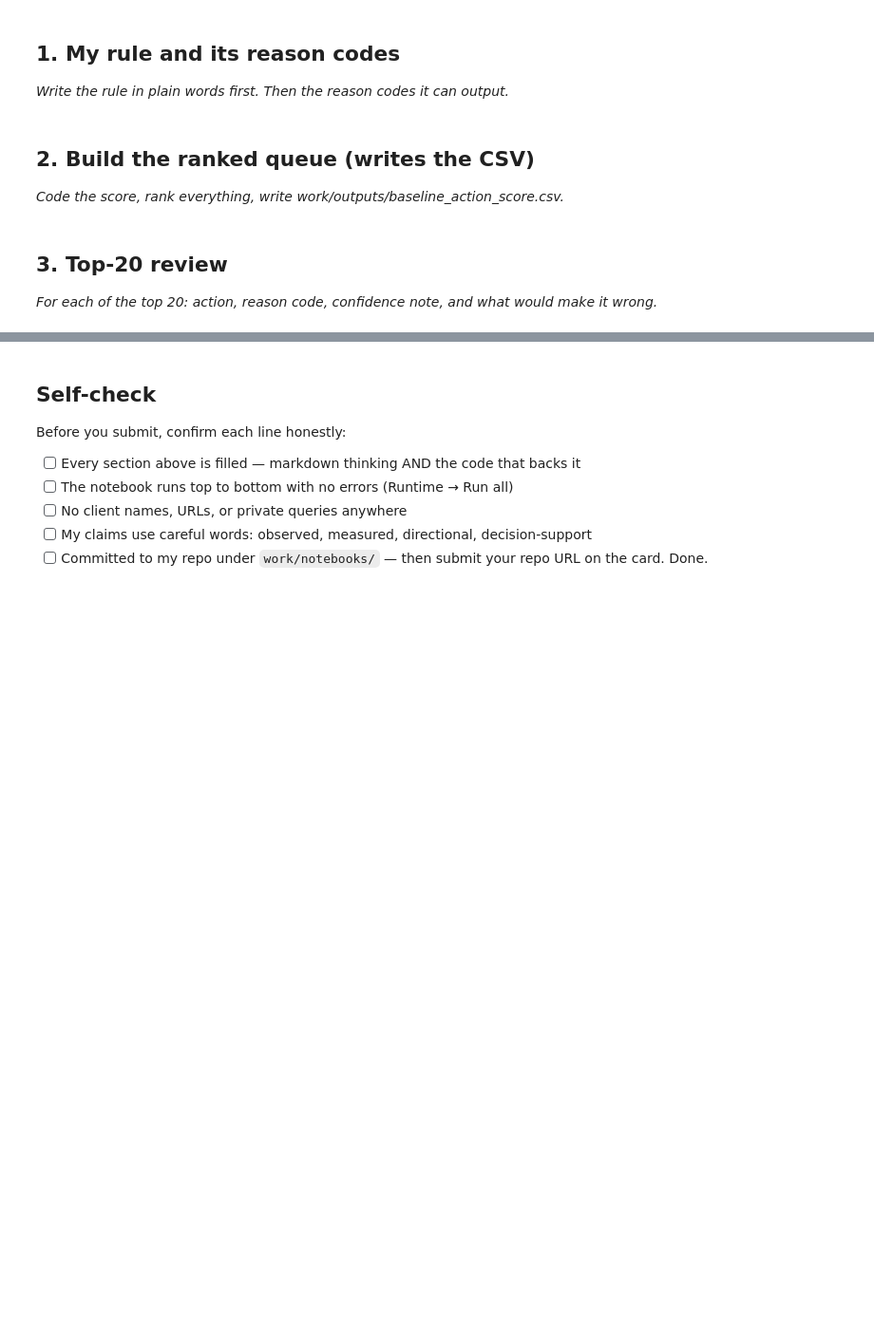
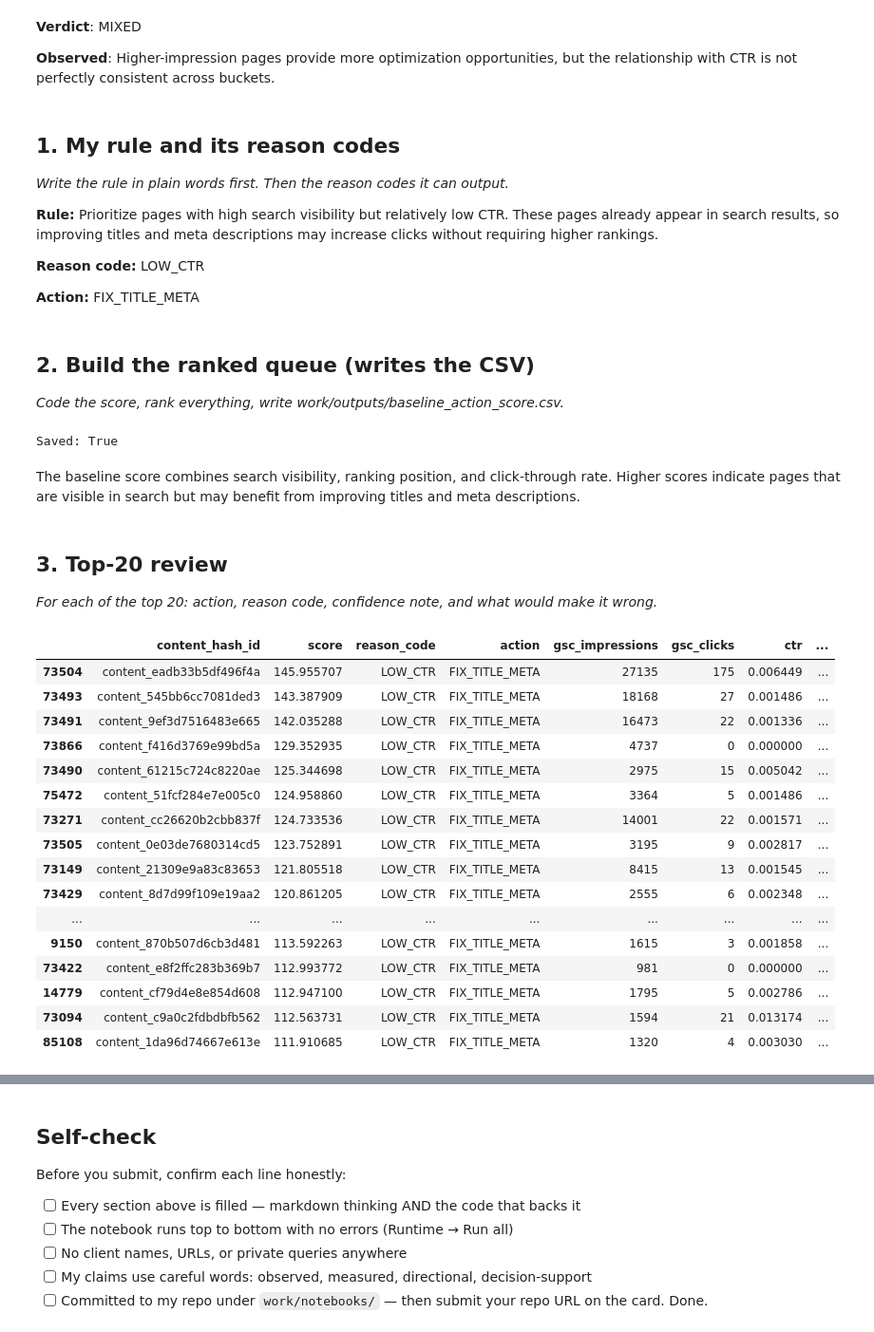
Before and after one commit to Soha-Waseem/FlyRank_ML_Week1, a Jupyter notebook: work/notebooks/w04_baseline_score.ipynb, the cells around one changed output, grey strips where cells are left out. Shown at 95% size. Cells and saved outputs as stored; diff of their text form; code cells hidden in the pictures; blank space fills up the shorter version.

Commit message:
Complete ML-04 Baseline Action Score and Top-10 Review

```diff
--- a/work/notebooks/w04_baseline_score.ipynb
+++ b/work/notebooks/w04_baseline_score.ipynb
@@ -8,0 +52,8 @@ This skeleton is yours to fill. Work the sections **in order** — each one has
+# %%
+df = con.sql(f"""
+SELECT *
+FROM {TABLES['fact_daily_sample']}
+LIMIT 100000
+""").df()
+
+print(df.columns.tolist())
@@ -8,0 +86,2 @@ This skeleton is yours to fill. Work the sections **in order** — each one has
+# %%
+df["ctr"] = df["gsc_clicks"] / df["gsc_impressions"]
@@ -9,7 +151,17 @@ This skeleton is yours to fill. Work the sections **in order** — each one has
+# %% [markdown]
+**Verdict**: MIXED
+
+**Observed**: Higher-impression pages provide more optimization opportunities, but the relationship with CTR is not perfectly consistent across buckets.
 # %% [markdown]
 ## 1. My rule and its reason codes
 
 *Write the rule in plain words first. Then the reason codes it can output.*
+
+**Rule:** Prioritize pages with high search visibility but relatively low CTR. These pages already appear in search results, so improving titles and meta descriptions may increase clicks without requiring higher rankings.
+
+**Reason code:** LOW_CTR
+
+**Action:** FIX_TITLE_META
 # %%
 # This cell is for CODE (numbers, a query, a check).
 # Write your text answer in the cell ABOVE this one — typing sentences here breaks Run All.
@@ -20,6 +172,31 @@ This skeleton is yours to fill. Work the sections **in order** — each one has
 # %%
 # This cell is for CODE (numbers, a query, a check).
 # Write your text answer in the cell ABOVE this one — typing sentences here breaks Run All.
+df["score"] = (
+    np.log1p(df["gsc_impressions"]) * 10
+    + (11 - df["gsc_avg_position"]).clip(lower=0) * 5
+    - df["ctr"] * 100
+)
+
+df["reason_code"] = "LOW_CTR"
+df["action"] = "FIX_TITLE_META"
+
+queue = df.sort_values("score", ascending=False)
+
+import os
+
+os.makedirs("work/outputs", exist_ok=True)
+
+queue.to_csv(
+    "work/outputs/baseline_action_score.csv",
+    index=False
+)
+
+print("Saved:", os.path.exists("work/outputs/baseline_action_score.csv"))
+# %% [output]
+Saved: True
+# %% [markdown]
+The baseline score combines search visibility, ranking position, and click-through rate. Higher scores indicate pages that are visible in search but may benefit from improving titles and meta descriptions.
 # %% [markdown]
 ## 3. Top-20 review
 
@@ -27,3 +204,35 @@ This skeleton is yours to fill. Work the sections **in order** — each one has
 # %%
 # This cell is for CODE (numbers, a query, a check).
 # Write your text answer in the cell ABOVE this one — typing sentences here breaks Run All.
+top20 = queue.head(20)
+
+top20[
+    [
+        "content_hash_id",
+        "score",
+        "reason_code",
+        "action",
+        "gsc_impressions",
+        "gsc_clicks",
+        "ctr",
+        "gsc_avg_position",
+    ]
+]
+# %% [output]
+|  | content_hash_id | score | reason_code | action | gsc_impressions | gsc_clicks | ctr | ... |
+| 73504 | content_eadb33b5df496f4a | 145.955707 | LOW_CTR | FIX_TITLE_META | 27135 | 175 | 0.006449 | ... |
+| 73493 | content_545bb6cc7081ded3 | 143.387909 | LOW_CTR | FIX_TITLE_META | 18168 | 27 | 0.001486 | ... |
+| 73491 | content_9ef3d7516483e665 | 142.035288 | LOW_CTR | FIX_TITLE_META | 16473 | 22 | 0.001336 | ... |
+| 73866 | content_f416d3769e99bd5a | 129.352935 | LOW_CTR | FIX_TITLE_META | 4737 | 0 | 0.000000 | ... |
+| 73490 | content_61215c724c8220ae | 125.344698 | LOW_CTR | FIX_TITLE_META | 2975 | 15 | 0.005042 | ... |
+| 75472 | content_51fcf284e7e005c0 | 124.958860 | LOW_CTR | FIX_TITLE_META | 3364 | 5 | 0.001486 | ... |
+| 73271 | content_cc26620b2cbb837f | 124.733536 | LOW_CTR | FIX_TITLE_META | 14001 | 22 | 0.001571 | ... |
+| 73505 | content_0e03de7680314cd5 | 123.752891 | LOW_CTR | FIX_TITLE_META | 3195 | 9 | 0.002817 | ... |
+| 73149 | content_21309e9a83c83653 | 121.805518 | LOW_CTR | FIX_TITLE_META | 8415 | 13 | 0.001545 | ... |
+| 73429 | content_8d7d99f109e19aa2 | 120.861205 | LOW_CTR | FIX_TITLE_META | 2555 | 6 | 0.002348 | ... |
+| ... | ... | ... | ... | ... | ... | ... | ... | ... |
+| 9150 | content_870b507d6cb3d481 | 113.592263 | LOW_CTR | FIX_TITLE_META | 1615 | 3 | 0.001858 | ... |
+| 73422 | content_e8f2ffc283b369b7 | 112.993772 | LOW_CTR | FIX_TITLE_META | 981 | 0 | 0.000000 | ... |
+| 14779 | content_cf79d4e8e854d608 | 112.947100 | LOW_CTR | FIX_TITLE_META | 1795 | 5 | 0.002786 | ... |
+| 73094 | content_c9a0c2fdbdbfb562 | 112.563731 | LOW_CTR | FIX_TITLE_META | 1594 | 21 | 0.013174 | ... |
+| 85108 | content_1da96d74667e613e | 111.910685 | LOW_CTR | FIX_TITLE_META | 1320 | 4 | 0.003030 | ... |
```
Also changed, not shown: parts of 15 cells of this notebook.
